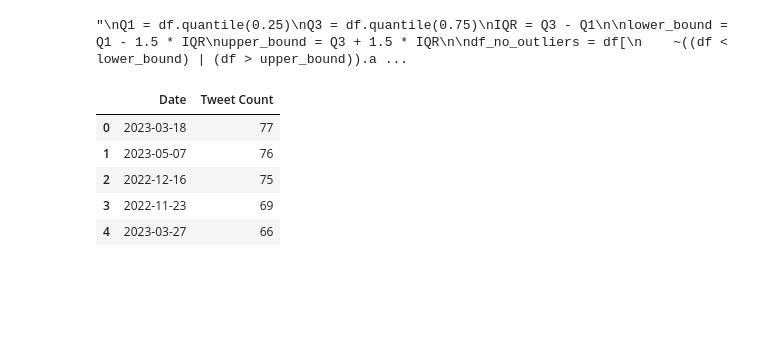
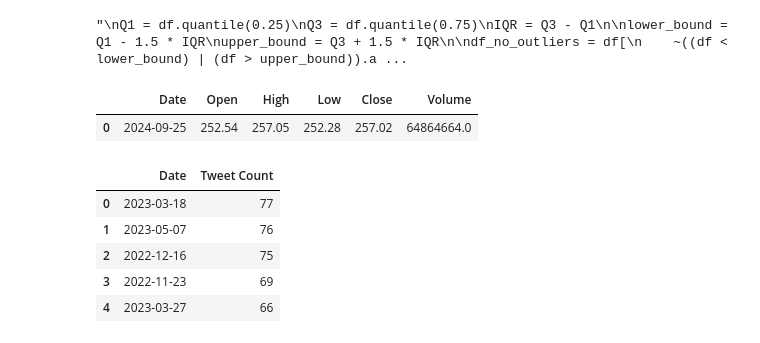
Before and after one commit to Asiandra/Artificial_Intelligence, a Jupyter notebook: Semester 1/Stocks/Tesla Stocks.ipynb, the cells around one changed output. Drawn from its saved outputs; the diff is of its cells as text; code cells hidden in the pictures; blank space fills up the shorter version.

```diff
--- a/Semester 1/Stocks/Tesla Stocks.ipynb
+++ b/Semester 1/Stocks/Tesla Stocks.ipynb
@@ -126,6 +126,47 @@ sns.scatterplot(data=df_no_outliers, x=log_High, y='volume')
 '''
 # %% [output]
 "\nQ1 = df.quantile(0.25)\nQ3 = df.quantile(0.75)\nIQR = Q3 - Q1\n\nlower_bound = Q1 - 1.5 * IQR\nupper_bound = Q3 + 1.5 * IQR\n\ndf_no_outliers = df[\n    ~((df < lower_bound) | (df > upper_bound)).a ...
+# %%
+import requests
+from datetime import datetime, timedelta
+import time
+
+def gather_data(start, end):
+    data={
+        "Date": [], "Open": [], "High": [], "Low": [], "Close": [], "Volume": []
+    }
+
+    current_date=pd.to_datetime(start)
+    end_date=pd.to_datetime(end)
+
+    while current_date<=end_date:
+        date_str=current_date.strftime('%Y-%m-%d')
+        url=f'https://api.polygon.io/v1/open-close/TSLA/{date_str}?adjusted=false&apiKey=ddpWc5RD_xHs1qDtuTRHI9iDMGz_EleI'
+
+        response=requests.get(url)
+        if response.status_code==200:
+            json_data=response.json()
+            data["Date"].append(current_date)
+            data["Open"].append(json_data['open'])
+            data["High"].append(json_data['high'])
+            data["Low"].append(json_data['low'])
+            data["Close"].append(json_data['close'])
+            data["Volume"].append(json_data['volume'])
+        else:
+            print("Bad request")
+
+        current_date+=timedelta(days=1)
+
+        time.sleep(60)
+
+        current_date+=timedelta(days=1)
+
+    return pd.DataFrame(data)
+
+gather_data('2024-09-25', '2024-09-25')
+# %% [output]
+|  | Date | Open | High | Low | Close | Volume |
+| 0 | 2024-09-25 | 252.54 | 257.05 | 252.28 | 257.02 | 64864664.0 |
 # %%
 em = pd.read_json("Elongated_Muskrat.json")
 em.head()
```
Also changed, not shown: parts of 8 cells of this notebook, 1 other file.
